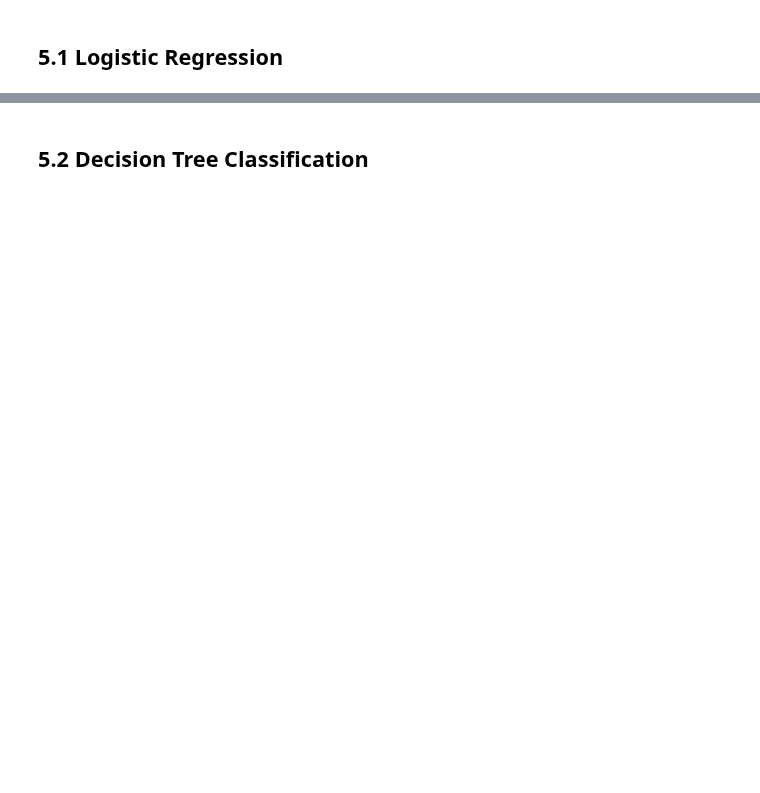
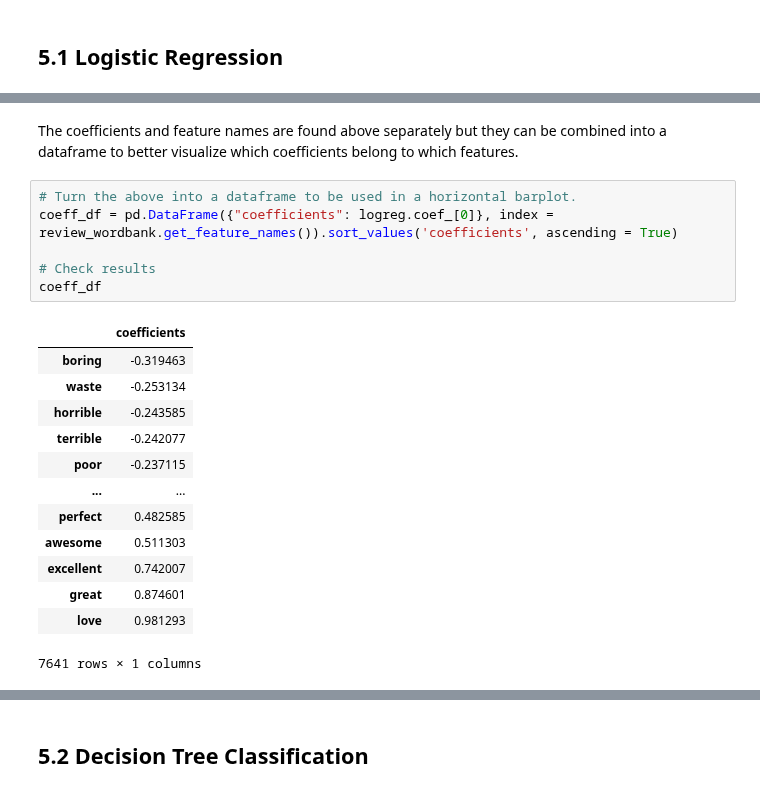
Before and after one commit to JTruong3/Amazon-Product-Recommender, a Jupyter notebook: 3_NLP_Analysis.ipynb, the cells around one changed output, grey strips where cells are left out. Saved outputs shown, nothing was run; the diff lists cells and outputs as text; blank space fills up the shorter version.

```diff
--- a/3_NLP_Analysis.ipynb
+++ b/3_NLP_Analysis.ipynb
@@ -323,0 +319,22 @@ conf_matrix(logreg,X_test_scaled,y_test, 'Logistic Regression')
+# %% [markdown]
+The coefficients and feature names are found above separately but they can be combined into a dataframe to better visualize which coefficients belong to which features.
+# %%
+# Turn the above into a dataframe to be used in a horizontal barplot.
+coeff_df = pd.DataFrame({"coefficients": logreg.coef_[0]}, index = review_wordbank.get_feature_names()).sort_values('coefficients', ascending = True)
+
+# Check results
+coeff_df
+# %% [output]
+|  | coefficients |
+| boring | -0.319463 |
+| waste | -0.253134 |
+| horrible | -0.243585 |
+| terrible | -0.242077 |
+| poor | -0.237115 |
+| ... | ... |
+| perfect | 0.482585 |
+| awesome | 0.511303 |
+| excellent | 0.742007 |
+| great | 0.874601 |
+| love | 0.981293 |
+7641 rows × 1 columns
```
Also changed, not shown: parts of 45 cells of this notebook.
